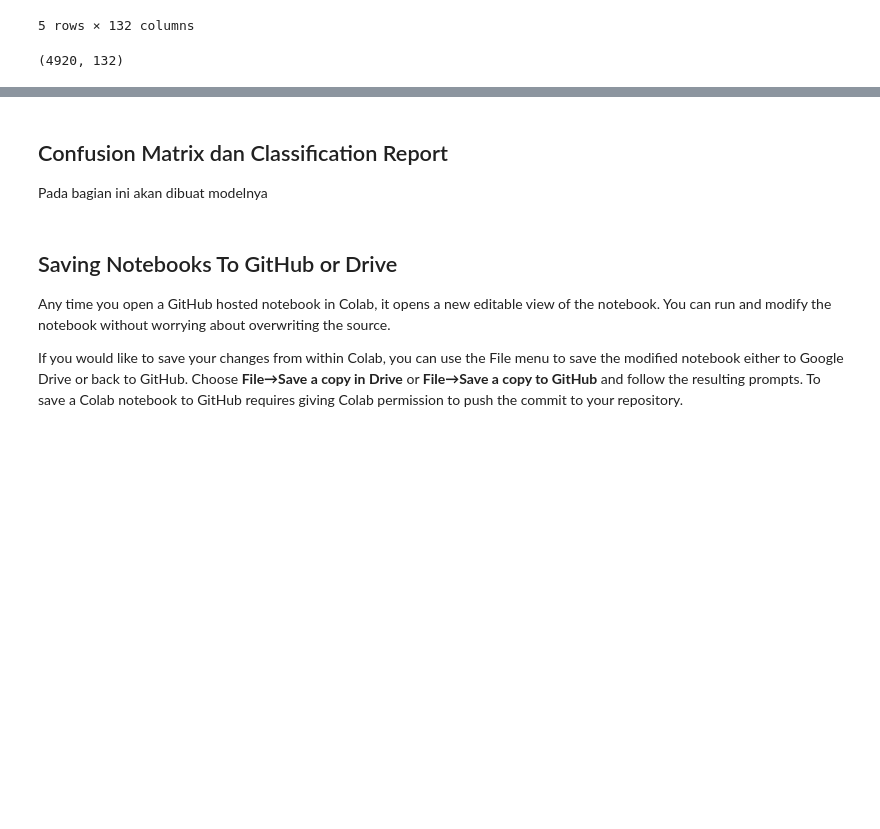
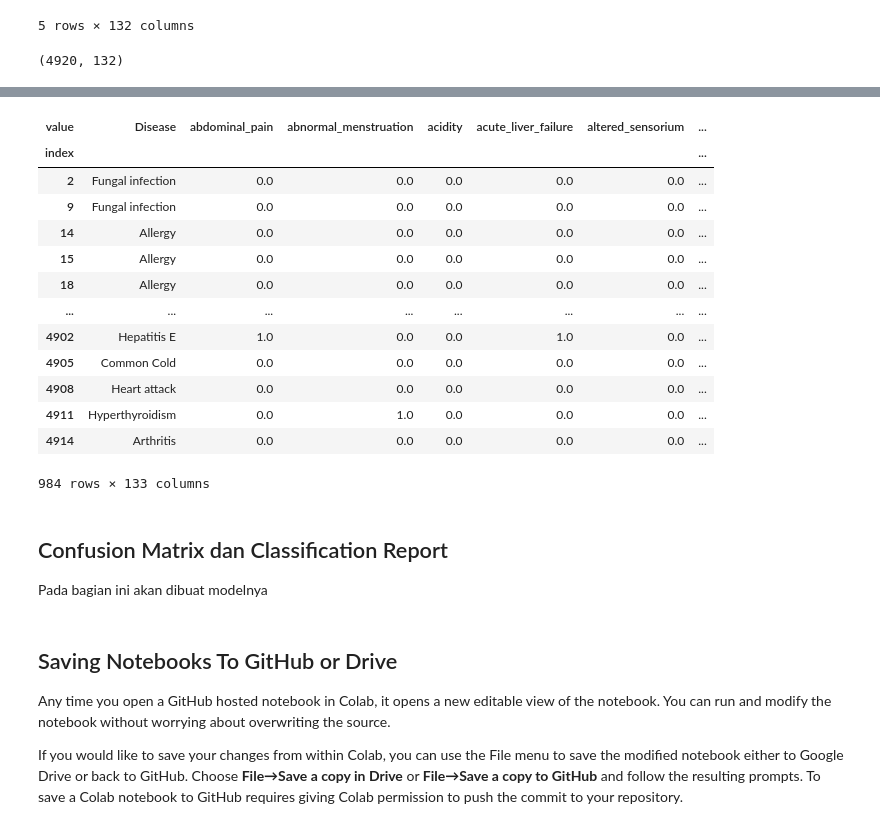
Before and after one commit to meidianarahmawati/mlt2hc7, a Jupyter notebook: Final Project.ipynb, the cells around one changed output, grey strips where cells are left out. Cells and saved outputs as stored; diff of their text form; code cells hidden in the pictures; blank space fills up the shorter version.

```diff
--- a/Final Project.ipynb
+++ b/Final Project.ipynb
@@ -112,0 +216,6 @@ sns.heatmap(confusion_matrix(y_true = y_test.values, y_pred = result), ax = ax)
+# %%
+predictions = model.predict(test_ds)
+y_pred = np.argmax(predictions, axis=1)
+ds_test['y_pred']=y_pred
+ds_test
+# %% [output]
@@ -113,3 +223,17 @@ sns.heatmap(confusion_matrix(y_true = y_test.values, y_pred = result), ax = ax)
+| value | Disease | abdominal_pain | abnormal_menstruation | acidity | acute_liver_failure | altered_sensorium | ... |
+| index |  |  |  |  |  |  | ... |
+| 2 | Fungal infection | 0.0 | 0.0 | 0.0 | 0.0 | 0.0 | ... |
+| 9 | Fungal infection | 0.0 | 0.0 | 0.0 | 0.0 | 0.0 | ... |
+| 14 | Allergy | 0.0 | 0.0 | 0.0 | 0.0 | 0.0 | ... |
+| 15 | Allergy | 0.0 | 0.0 | 0.0 | 0.0 | 0.0 | ... |
+| 18 | Allergy | 0.0 | 0.0 | 0.0 | 0.0 | 0.0 | ... |
+| ... | ... | ... | ... | ... | ... | ... | ... |
+| 4902 | Hepatitis E | 1.0 | 0.0 | 0.0 | 1.0 | 0.0 | ... |
+| 4905 | Common Cold | 0.0 | 0.0 | 0.0 | 0.0 | 0.0 | ... |
+| 4908 | Heart attack | 0.0 | 0.0 | 0.0 | 0.0 | 0.0 | ... |
+| 4911 | Hyperthyroidism | 0.0 | 1.0 | 0.0 | 0.0 | 0.0 | ... |
+| 4914 | Arthritis | 0.0 | 0.0 | 0.0 | 0.0 | 0.0 | ... |
+984 rows × 133 columns
 # %% [markdown]
 ## Confusion Matrix dan Classification Report
 
```
Also changed, not shown: parts of 20 cells of this notebook.
